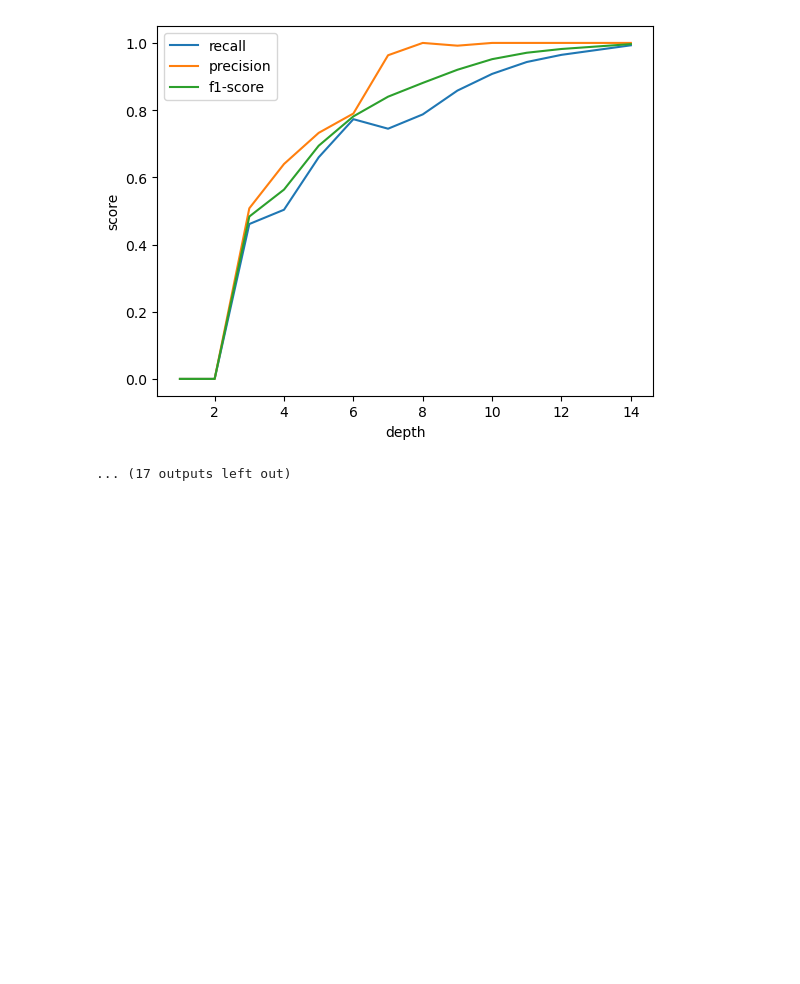
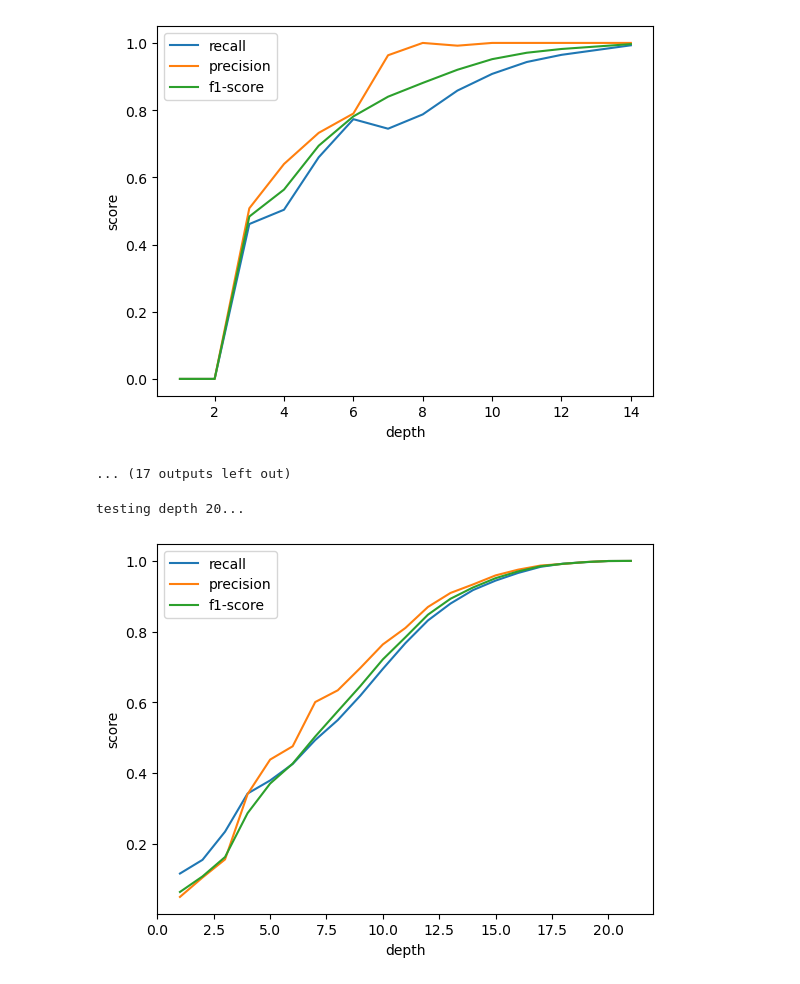
Before and after one commit to ParkByungYoon/kobaco, a Jupyter notebook: notebooks/plot_all_depth.ipynb, the cells around one changed output. Cells and saved outputs as stored; diff of their text form; code cells hidden in the pictures; blank space fills up the shorter version.

Commit message:
plot multiclass dt score

```diff
--- a/notebooks/plot_all_depth.ipynb
+++ b/notebooks/plot_all_depth.ipynb
@@ -62,3 +62,28 @@ testing depth 30...
 testing depth 10...
 [figure]
 ... (17 outputs left out)
+# %%
+model = DecisionTree(pivot_df, embedding)
+score_list = model.get_all_depth(scoring='all')
+
+r_list = []
+p_list = []
+f_list = []
+
+for score in score_list:
+    r_list.append(score[0])
+    p_list.append(score[1])
+    f_list.append(score[2])
+
+plt.plot(range(1, model.max_depth), r_list, label='recall')
+plt.plot(range(1, model.max_depth), p_list, label='precision')
+plt.plot(range(1, model.max_depth), f_list, label='f1-score')
+
+plt.xlabel('depth')
+plt.ylabel('score')
+plt.legend()
+# plt.hlines(y=1.0, xmin = passed_depths[-1], xmax=passed_depths[0], colors='r')
+plt.show()
+# %% [output]
+testing depth 20...
+[figure, added]
```
